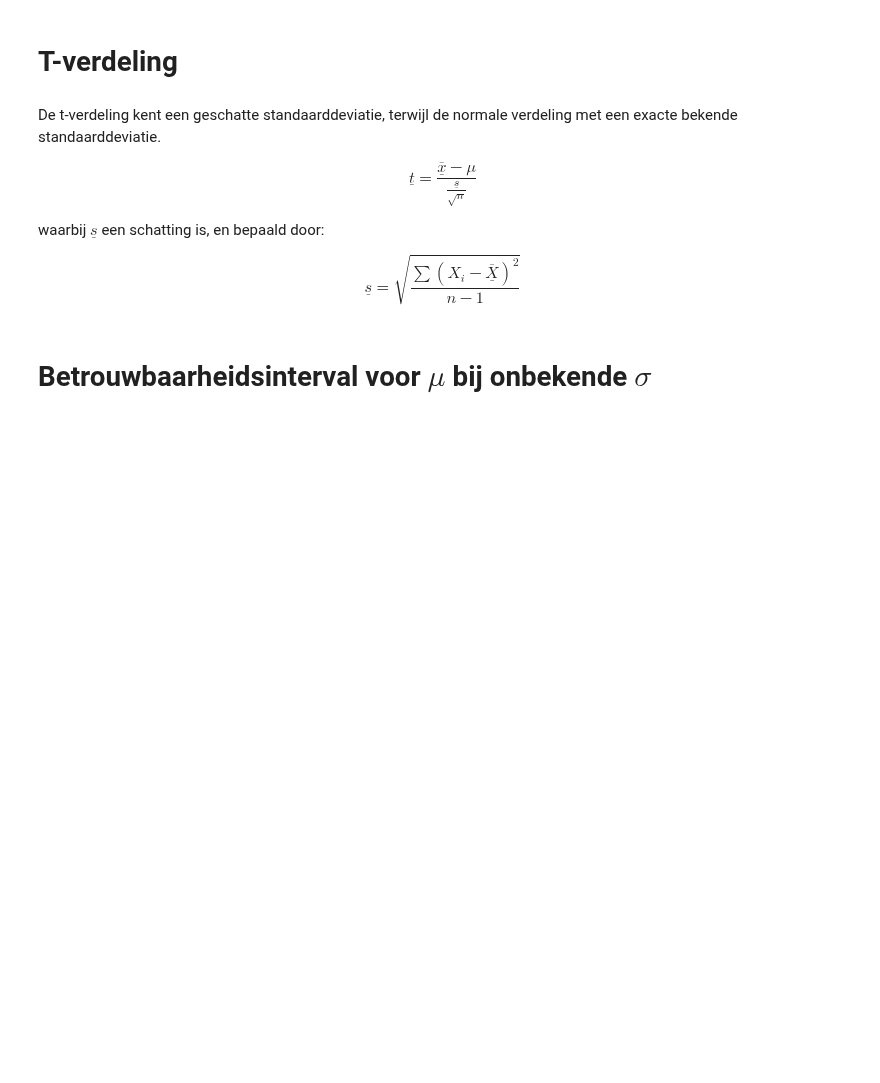
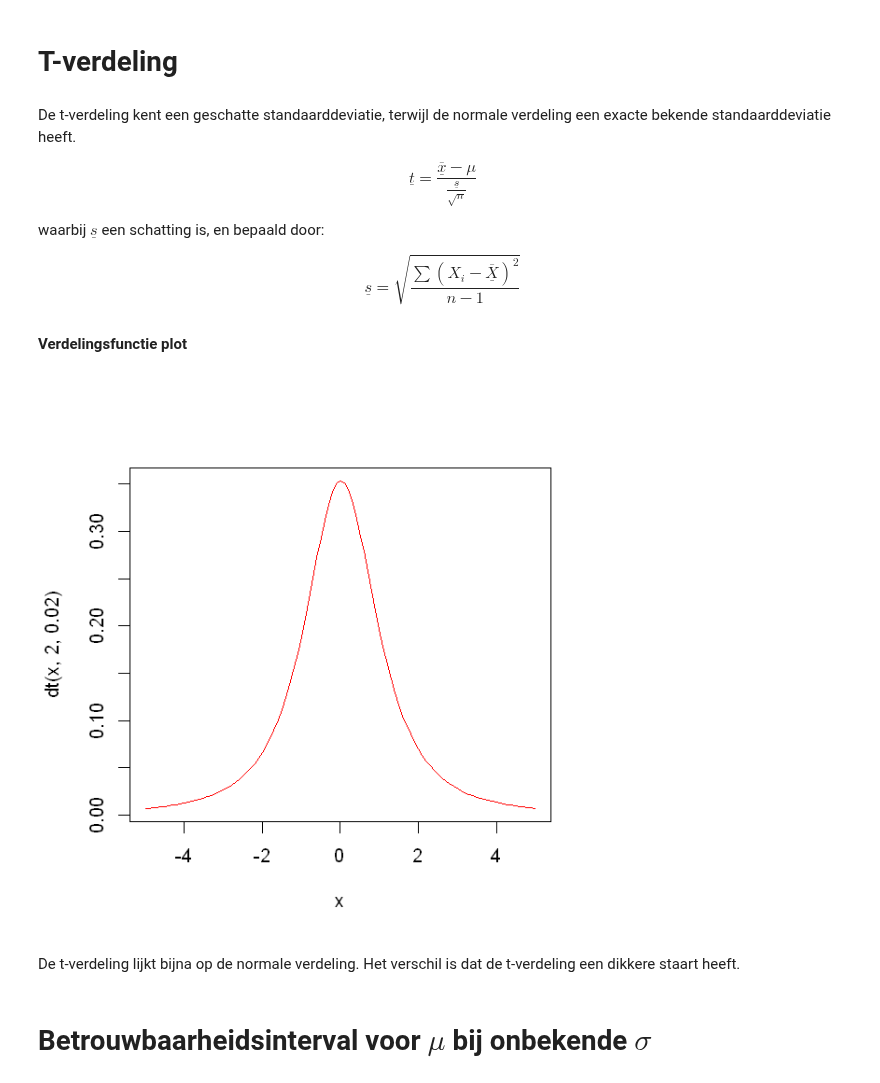
Before and after one commit to darkeclipz/jupyter-notebooks, a Jupyter notebook: Applied Math/Y2S3/Statistiek en onderzoek.ipynb, the cells around one changed output. Saved outputs shown, nothing was run; the diff lists cells and outputs as text; code cells hidden in the pictures; blank space fills up the shorter version.

```diff
--- a/Applied Math/Y2S3/Statistiek en onderzoek.ipynb
+++ b/Applied Math/Y2S3/Statistiek en onderzoek.ipynb
@@ -1,13 +140,21 @@
 # %% [markdown]
 # T-verdeling
 # %% [markdown]
-De t-verdeling kent een geschatte standaarddeviatie, terwijl de normale verdeling met een exacte bekende standaarddeviatie.
+De t-verdeling kent een geschatte standaarddeviatie, terwijl de normale verdeling een exacte bekende standaarddeviatie heeft.
 
 $$ \underline{t} = \dfrac{\overline{\underline x} - \mu}{\frac{\underline{s}}{\sqrt{n}}} $$
 
 waarbij $\underline s$ een schatting is, en bepaald door:
 
 $$ \underline{s} = \sqrt{  \dfrac{\sum\left(X_i - \underline{\overline X}\right)^2}{n-1}  } $$
+# %% [markdown]
+**Verdelingsfunctie plot**
+# %%
+curve(dt(x,2,0.02), col='red', from=-5, to=5)
+# %% [output]
+[figure, added]
+# %% [markdown]
+De t-verdeling lijkt bijna op de normale verdeling. Het verschil is dat de t-verdeling een dikkere staart heeft.
 # %% [markdown]
 # Betrouwbaarheidsinterval voor $\mu$ bij onbekende $\sigma$
 # %% [markdown]
```
Also changed, not shown: parts of 52 cells of this notebook.
